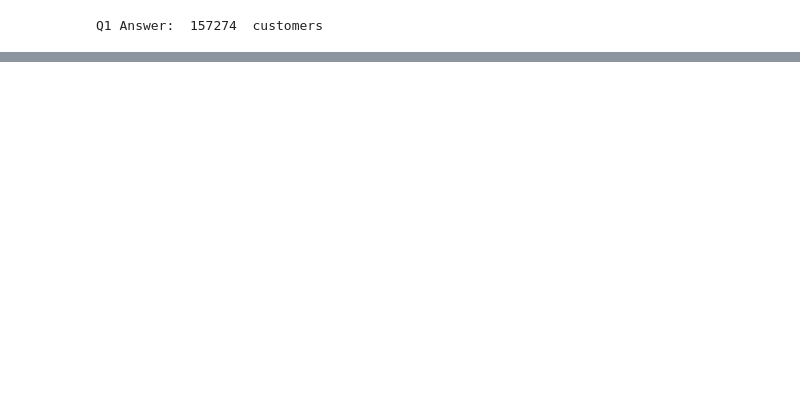
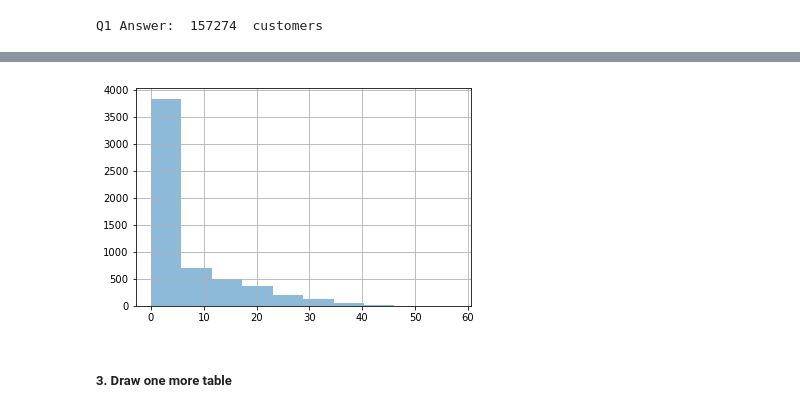
Before and after one commit to DoosanJung/STZR, a Jupyter notebook: interview_soln.ipynb, the cells around one changed output, grey strips where cells are left out. Saved outputs shown, nothing was run; the diff lists cells and outputs as text; code cells hidden in the pictures; blank space fills up the shorter version.

```diff
--- a/interview_soln.ipynb
+++ b/interview_soln.ipynb
@@ -97,0 +227,6 @@ tmp_df[tmp_df['tid']=='Unset']
+# %%
+plotting_hist((sum_df['tVH_sum']/(1000*60)),False) # in minutes
+# %% [output]
+[figure, added]
+# %% [markdown]
+##### 3. Draw one more table
```
Also changed, not shown: parts of 47 cells of this notebook, 2 other files.
